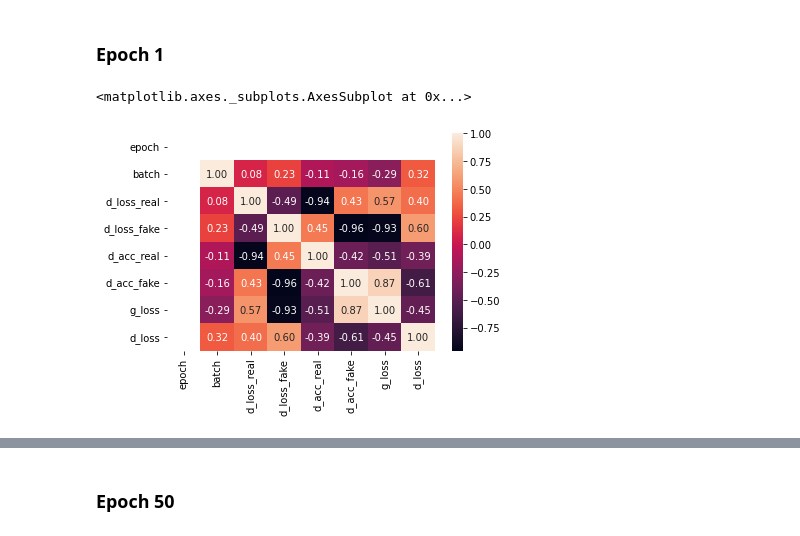
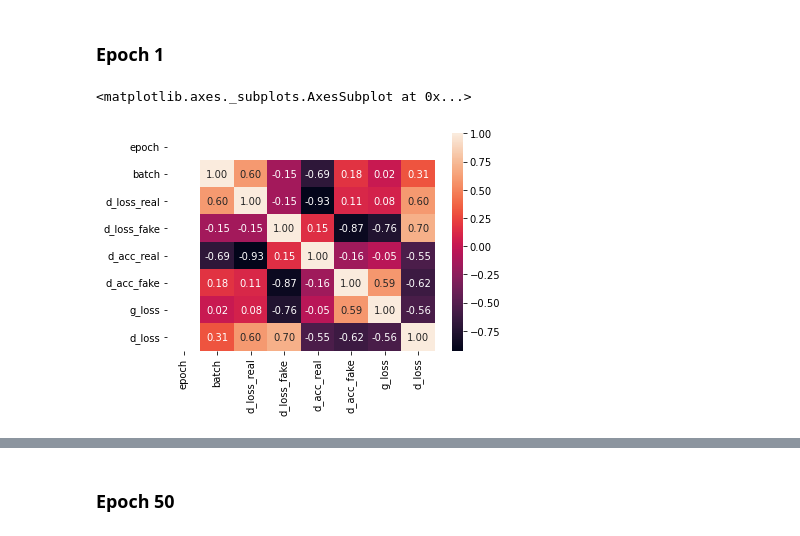
Before and after one commit to dodonas/DL_Final_Project_GAN, a Jupyter notebook: DL_FINAL_PROJECT_Conditional_GAN.ipynb, the cells around one changed output, grey strips where cells are left out. Cells and saved outputs as stored; diff of their text form; code cells hidden in the pictures.

```diff
--- a/DL_FINAL_PROJECT_Conditional_GAN.ipynb
+++ b/DL_FINAL_PROJECT_Conditional_GAN.ipynb
@@ -359,0 +367,5 @@ Epoch[47], Batch [206/390], discriminator_loss_real=0.710, discriminator_loss_fa
+# %%
+!rm -rf data.json cifar_generator_50epochs.h5
+!wget https://github.com/dodonas/DL_Final_Project_GAN/raw/master/data.json
+!wget https://github.com/dodonas/DL_Final_Project_GAN/raw/master/cifar_generator_50epochs.h5
+train_data = pd.read_json('./data.json', orient='table')
@@ -378,8 +392,8 @@ train_data
 # %% [markdown]
 ### Epoch 1
 # %%
-epoch_1 = train_data.loc[train_data['epoch'] == 1]
+epoch_1 = train_data.loc[train_data['epoch'] == 0]
 sns.heatmap(epoch_1.corr(), annot=True, fmt=".2f")
 # %% [output]
 <matplotlib.axes._subplots.AxesSubplot at 0x...>
-[figure, old version]
+[figure, new version]
```
Also changed, not shown: parts of 11 cells of this notebook.
